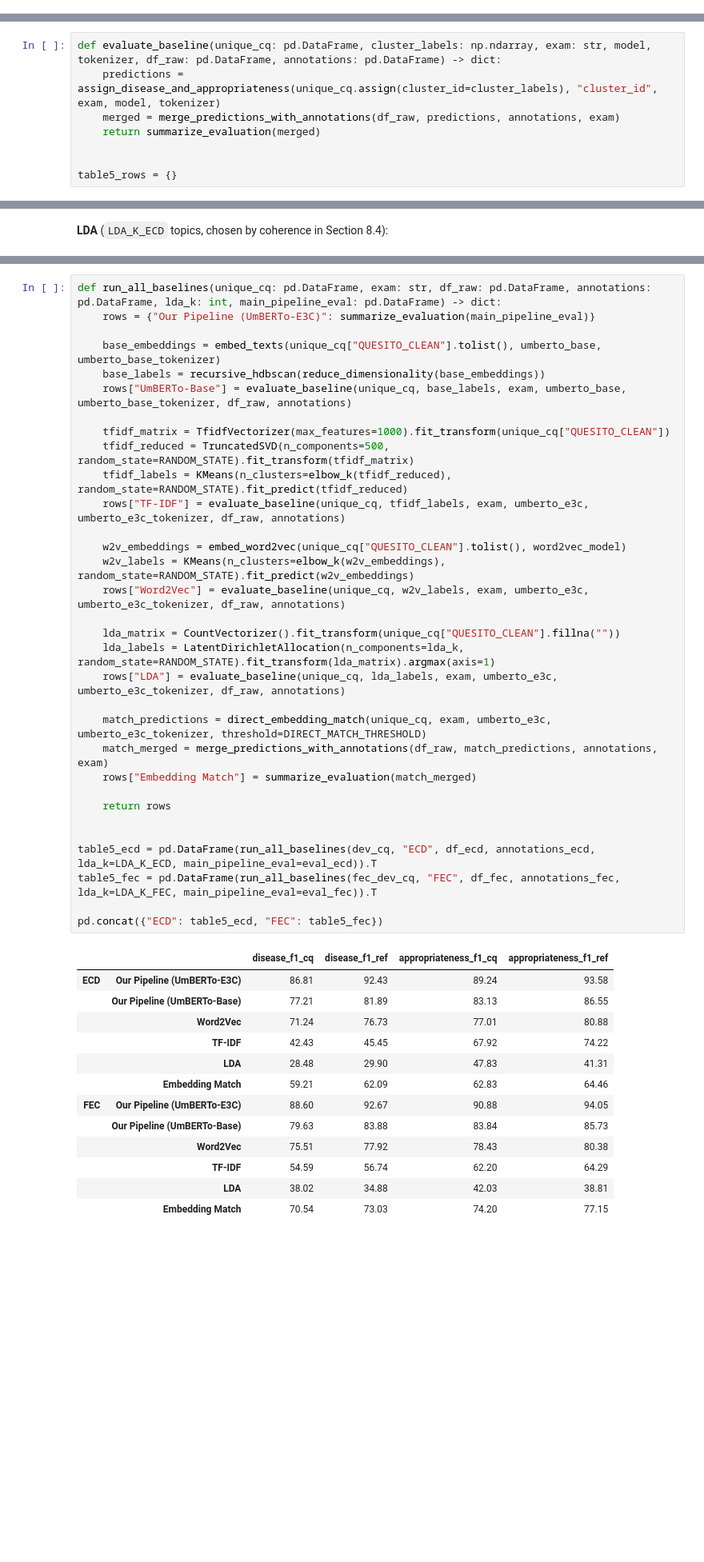
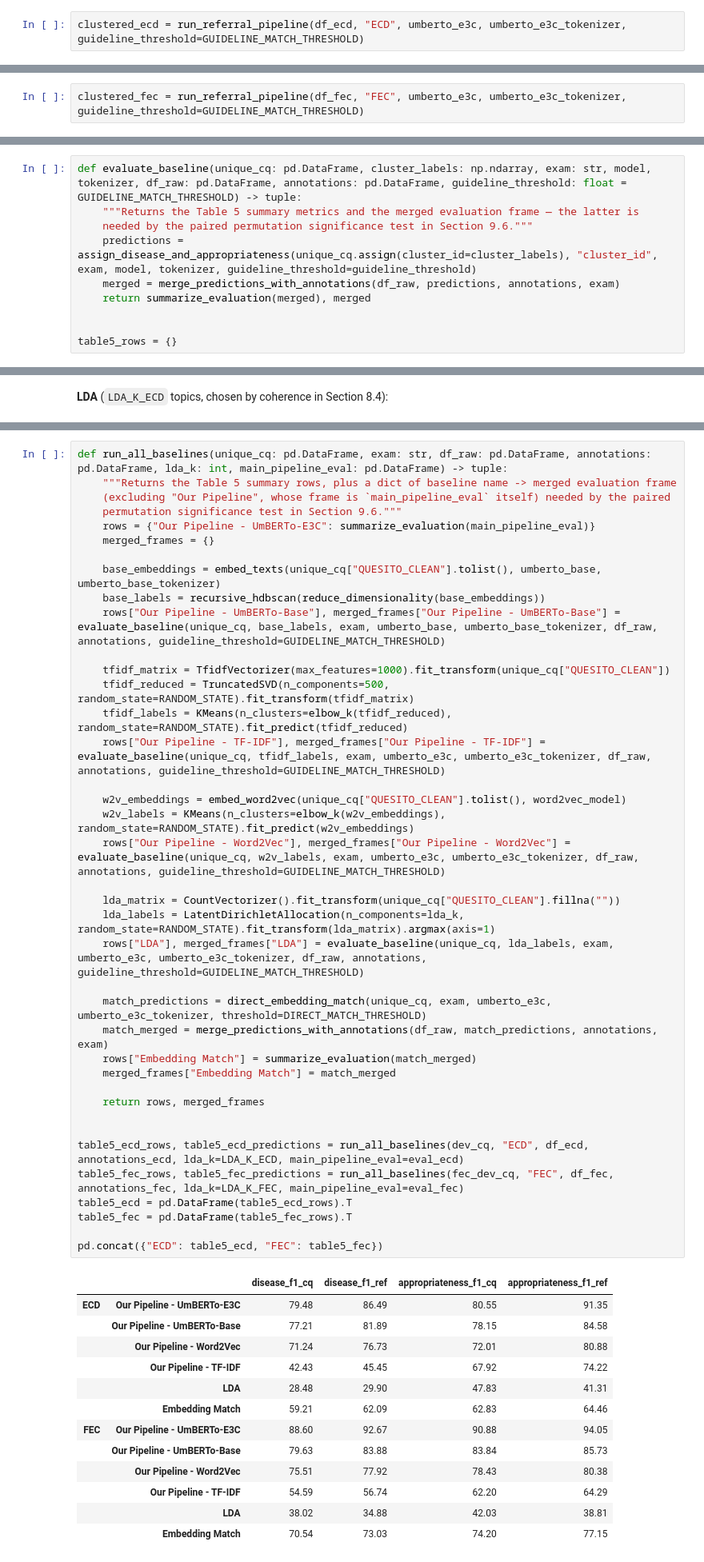
Before and after one commit to vittot/ReferralsAppropriateness, a Jupyter notebook: Referral_Appropriateness_NLP.ipynb, the cells around one changed output, grey strips where cells are left out. Shown at 80% size. Saved outputs shown, nothing was run; the diff lists cells and outputs as text; blank space fills up the shorter version.

```diff
--- a/Referral_Appropriateness_NLP.ipynb
+++ b/Referral_Appropriateness_NLP.ipynb
@@ -985,0 +993,2 @@ plot_threshold_sweep(direct_match_threshold_sweep, "Direct embedding match thres
+# %%
+clustered_ecd = run_referral_pipeline(df_ecd, "ECD", umberto_e3c, umberto_e3c_tokenizer, guideline_threshold=GUIDELINE_MATCH_THRESHOLD)
@@ -986 +998,3 @@ plot_threshold_sweep(direct_match_threshold_sweep, "Direct embedding match thres
+# %%
+clustered_fec = run_referral_pipeline(df_fec, "FEC", umberto_e3c, umberto_e3c_tokenizer, guideline_threshold=GUIDELINE_MATCH_THRESHOLD)
 # %% [markdown]
@@ -997,8 +1008,10 @@ embedding/clustering step changes.
 # %%
-def evaluate_baseline(unique_cq: pd.DataFrame, cluster_labels: np.ndarray, exam: str, model, tokenizer, df_raw: pd.DataFrame, annotations: pd.DataFrame) -> dict:
-    predictions = assign_disease_and_appropriateness(unique_cq.assign(cluster_id=cluster_labels), "cluster_id", exam, model, tokenizer)
+def evaluate_baseline(unique_cq: pd.DataFrame, cluster_labels: np.ndarray, exam: str, model, tokenizer, df_raw: pd.DataFrame, annotations: pd.DataFrame, guideline_threshold: float = GUIDELINE_MATCH_THRESHOLD) -> tuple:
+    """Returns the Table 5 summary metrics and the merged evaluation frame — the latter is
+    needed by the paired permutation significance test in Section 9.6."""
+    predictions = assign_disease_and_appropriateness(unique_cq.assign(cluster_id=cluster_labels), "cluster_id", exam, model, tokenizer, guideline_threshold=guideline_threshold)
     merged = merge_predictions_with_annotations(df_raw, predictions, annotations, exam)
-    return summarize_evaluation(merged)
+    return summarize_evaluation(merged), merged
 
 
 table5_rows = {}
@@ -1187,48 +1200,55 @@ Section 8 walked through algorithm/hyperparameter selection on ECD step by step.
 packages that same sequence of alternative representations and clustering methods into one
 function so it can be re-applied, unchanged, to FEC.
 # %%
-def run_all_baselines(unique_cq: pd.DataFrame, exam: str, df_raw: pd.DataFrame, annotations: pd.DataFrame, lda_k: int, main_pipeline_eval: pd.DataFrame) -> dict:
-    rows = {"Our Pipeline (UmBERTo-E3C)": summarize_evaluation(main_pipeline_eval)}
+def run_all_baselines(unique_cq: pd.DataFrame, exam: str, df_raw: pd.DataFrame, annotations: pd.DataFrame, lda_k: int, main_pipeline_eval: pd.DataFrame) -> tuple:
+    """Returns the Table 5 summary rows, plus a dict of baseline name -> merged evaluation frame
+    (excluding "Our Pipeline", whose frame is `main_pipeline_eval` itself) needed by the paired
+    permutation significance test in Section 9.6."""
+    rows = {"Our Pipeline - UmBERTo-E3C": summarize_evaluation(main_pipeline_eval)}
+    merged_frames = {}
 
     base_embeddings = embed_texts(unique_cq["QUESITO_CLEAN"].tolist(), umberto_base, umberto_base_tokenizer)
     base_labels = recursive_hdbscan(reduce_dimensionality(base_embeddings))
-    rows["UmBERTo-Base"] = evaluate_baseline(unique_cq, base_labels, exam, umberto_base, umberto_base_tokenizer, df_raw, annotations)
+    rows["Our Pipeline - UmBERTo-Base"], merged_frames["Our Pipeline - UmBERTo-Base"] = evaluate_baseline(unique_cq, base_labels, exam, umberto_base, umberto_base_tokenizer, df_raw, annotations, guideline_threshold=GUIDELINE_MATCH_THRESHOLD)
 
     tfidf_matrix = TfidfVectorizer(max_features=1000).fit_transform(unique_cq["QUESITO_CLEAN"])
     tfidf_reduced = TruncatedSVD(n_components=500, random_state=RANDOM_STATE).fit_transform(tfidf_matrix)
     tfidf_labels = KMeans(n_clusters=elbow_k(tfidf_reduced), random_state=RANDOM_STATE).fit_predict(tfidf_reduced)
-    rows["TF-IDF"] = evaluate_baseline(unique_cq, tfidf_labels, exam, umberto_e3c, umberto_e3c_tokenizer, df_raw, annotations)
+    rows["Our Pipeline - TF-IDF"], merged_frames["Our Pipeline - TF-IDF"] = evaluate_baseline(unique_cq, tfidf_labels, exam, umberto_e3c, umberto_e3c_tokenizer, df_raw, annotations, guideline_threshold=GUIDELINE_MATCH_THRESHOLD)
 
     w2v_embeddings = embed_word2vec(unique_cq["QUESITO_CLEAN"].tolist(), word2vec_model)
     w2v_labels = KMeans(n_clusters=elbow_k(w2v_embeddings), random_state=RANDOM_STATE).fit_predict(w2v_embeddings)
-    rows["Word2Vec"] = evaluate_baseline(unique_cq, w2v_labels, exam, umberto_e3c, umberto_e3c_tokenizer, df_raw, annotations)
+    rows["Our Pipeline - Word2Vec"], merged_frames["Our Pipeline - Word2Vec"] = evaluate_baseline(unique_cq, w2v_labels, exam, umberto_e3c, umberto_e3c_tokenizer, df_raw, annotations, guideline_threshold=GUIDELINE_MATCH_THRESHOLD)
 
     lda_matrix = CountVectorizer().fit_transform(unique_cq["QUESITO_CLEAN"].fillna(""))
     lda_labels = LatentDirichletAllocation(n_components=lda_k, random_state=RANDOM_STATE).fit_transform(lda_matrix).argmax(axis=1)
-    rows["LDA"] = evaluate_baseline(unique_cq, lda_labels, exam, umberto_e3c, umberto_e3c_tokenizer, df_raw, annotations)
+    rows["LDA"], merged_frames["LDA"] = evaluate_baseline(unique_cq, lda_labels, exam, umberto_e3c, umberto_e3c_tokenizer, df_raw, annotations, guideline_threshold=GUIDELINE_MATCH_THRESHOLD)
 
     match_predictions = direct_embedding_match(unique_cq, exam, umberto_e3c, umberto_e3c_tokenizer, threshold=DIRECT_MATCH_THRESHOLD)
     match_merged = merge_predictions_with_annotations(df_raw, match_predictions, annotations, exam)
     rows["Embedding Match"] = summarize_evaluation(match_merged)
+    merged_frames["Embedding Match"] = match_merged
 
-    return rows
+    return rows, merged_frames
 
 
-table5_ecd = pd.DataFrame(run_all_baselines(dev_cq, "ECD", df_ecd, annotations_ecd, lda_k=LDA_K_ECD, main_pipeline_eval=eval_ecd)).T
-table5_fec = pd.DataFrame(run_all_baselines(fec_dev_cq, "FEC", df_fec, annotations_fec, lda_k=LDA_K_FEC, main_pipeline_eval=eval_fec)).T
+table5_ecd_rows, table5_ecd_predictions = run_all_baselines(dev_cq, "ECD", df_ecd, annotations_ecd, lda_k=LDA_K_ECD, main_pipeline_eval=eval_ecd)
+table5_fec_rows, table5_fec_predictions = run_all_baselines(fec_dev_cq, "FEC", df_fec, annotations_fec, lda_k=LDA_K_FEC, main_pipeline_eval=eval_fec)
+table5_ecd = pd.DataFrame(table5_ecd_rows).T
+table5_fec = pd.DataFrame(table5_fec_rows).T
 
 pd.concat({"ECD": table5_ecd, "FEC": table5_fec})
 # %% [output]
 |  |  | disease_f1_cq | disease_f1_ref | appropriateness_f1_cq | appropriateness_f1_ref |
-| ECD | Our Pipeline (UmBERTo-E3C) | 86.81 | 92.43 | 89.24 | 93.58 |
-|  | Our Pipeline (UmBERTo-Base) | 77.21 | 81.89 | 83.13 | 86.55 |
-|  | Word2Vec | 71.24 | 76.73 | 77.01 | 80.88 |
-|  | TF-IDF | 42.43 | 45.45 | 67.92 | 74.22 |
+| ECD | Our Pipeline - UmBERTo-E3C | 79.48 | 86.49 | 80.55 | 91.35 |
+|  | Our Pipeline - UmBERTo-Base | 77.21 | 81.89 | 78.15 | 84.58 |
+|  | Our Pipeline - Word2Vec | 71.24 | 76.73 | 72.01 | 80.88 |
+|  | Our Pipeline - TF-IDF | 42.43 | 45.45 | 67.92 | 74.22 |
 |  | LDA | 28.48 | 29.90 | 47.83 | 41.31 |
 |  | Embedding Match | 59.21 | 62.09 | 62.83 | 64.46 |
-| FEC | Our Pipeline (UmBERTo-E3C) | 88.60 | 92.67 | 90.88 | 94.05 |
-|  | Our Pipeline (UmBERTo-Base) | 79.63 | 83.88 | 83.84 | 85.73 |
-|  | Word2Vec | 75.51 | 77.92 | 78.43 | 80.38 |
-|  | TF-IDF | 54.59 | 56.74 | 62.20 | 64.29 |
+| FEC | Our Pipeline - UmBERTo-E3C | 88.60 | 92.67 | 90.88 | 94.05 |
+|  | Our Pipeline - UmBERTo-Base | 79.63 | 83.88 | 83.84 | 85.73 |
+|  | Our Pipeline - Word2Vec | 75.51 | 77.92 | 78.43 | 80.38 |
+|  | Our Pipeline - TF-IDF | 54.59 | 56.74 | 62.20 | 64.29 |
 |  | LDA | 38.02 | 34.88 | 42.03 | 38.81 |
 |  | Embedding Match | 70.54 | 73.03 | 74.20 | 77.15 |
```
Also changed, not shown: parts of 21 cells of this notebook.
